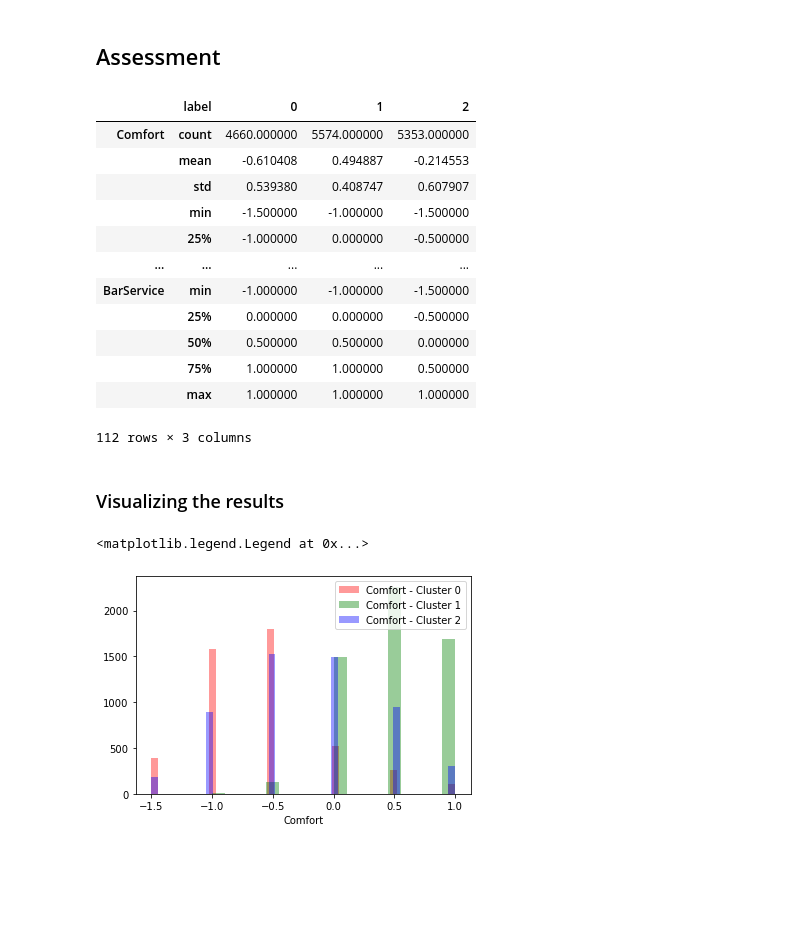
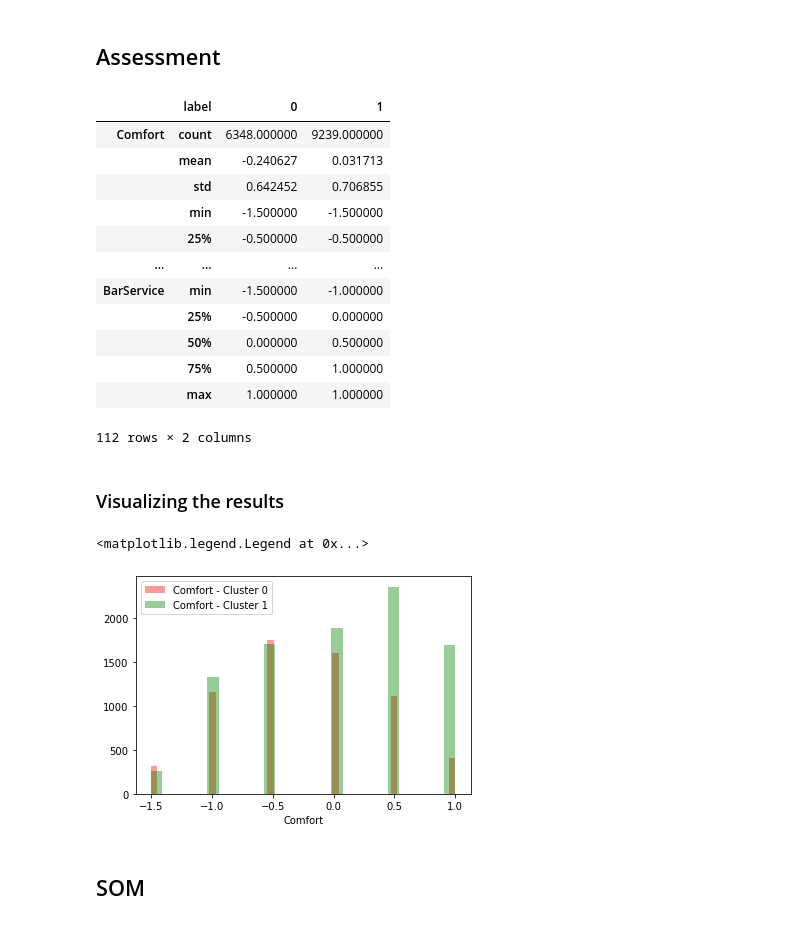
Before and after one commit to Leon209/Project_2-Unsupervised-Learning, a Jupyter notebook: Project 2.ipynb, the cells around one changed output. Cells and saved outputs as stored; diff of their text form; code cells hidden in the pictures; blank space fills up the shorter version.

```diff
--- a/Project 2.ipynb
+++ b/Project 2.ipynb
@@ -514,7 +516,7 @@ plt.show()
 # %% [markdown]
 <h4> Applying K-Means </h4>
 # %%
-model = KMeans(n_clusters=3)
+model = KMeans(n_clusters=2)
 
 model.fit(data_satisfaction)
 # %% [output]
@@ -554,19 +553,19 @@ data_satisfaction
 descr = data_satisfaction.groupby(['label']).describe().transpose()
 descr
 # %% [output]
-|  | label | 0 | 1 | 2 |
-| Comfort | count | 4660.000000 | 5574.000000 | 5353.000000 |
-|  | mean | -0.610408 | 0.494887 | -0.214553 |
-|  | std | 0.539380 | 0.408747 | 0.607907 |
-|  | min | -1.500000 | -1.000000 | -1.500000 |
-|  | 25% | -1.000000 | 0.000000 | -0.500000 |
-| ... | ... | ... | ... | ... |
-| BarService | min | -1.000000 | -1.000000 | -1.500000 |
-|  | 25% | 0.000000 | 0.000000 | -0.500000 |
-|  | 50% | 0.500000 | 0.500000 | 0.000000 |
-|  | 75% | 1.000000 | 1.000000 | 0.500000 |
-|  | max | 1.000000 | 1.000000 | 1.000000 |
+|  | label | 0 | 1 |
+| Comfort | count | 6348.000000 | 9239.000000 |
+|  | mean | -0.240627 | 0.031713 |
+|  | std | 0.642452 | 0.706855 |
+|  | min | -1.500000 | -1.500000 |
+|  | 25% | -0.500000 | -0.500000 |
+| ... | ... | ... | ... |
+| BarService | min | -1.500000 | -1.000000 |
+|  | 25% | -0.500000 | 0.000000 |
+|  | 50% | 0.000000 | 0.500000 |
+|  | 75% | 0.500000 | 1.000000 |
+|  | max | 1.000000 | 1.000000 |
-112 rows × 3 columns
+112 rows × 2 columns
 # %% [markdown]
 <h3>Visualizing the results </h3>
 # %%
@@ -576,8 +574,9 @@ cluster2 = data_satisfaction[data_satisfaction.label==2]
 # %%
 sns.distplot(cluster0['Comfort'],color='red',label='Comfort - Cluster 0', kde = False)
 sns.distplot(cluster1['Comfort'],color='green',label='Comfort - Cluster 1', kde = False)
-sns.distplot(cluster2['Comfort'],color='blue',label='Comfort - Cluster 2', kde = False)
 plt.legend()
 # %% [output]
 <matplotlib.legend.Legend at 0x...>
-[figure, old version]
+[figure, new version]
+# %% [markdown]
+<h2>SOM </h2>
```
Also changed, not shown: parts of 22 cells of this notebook.
